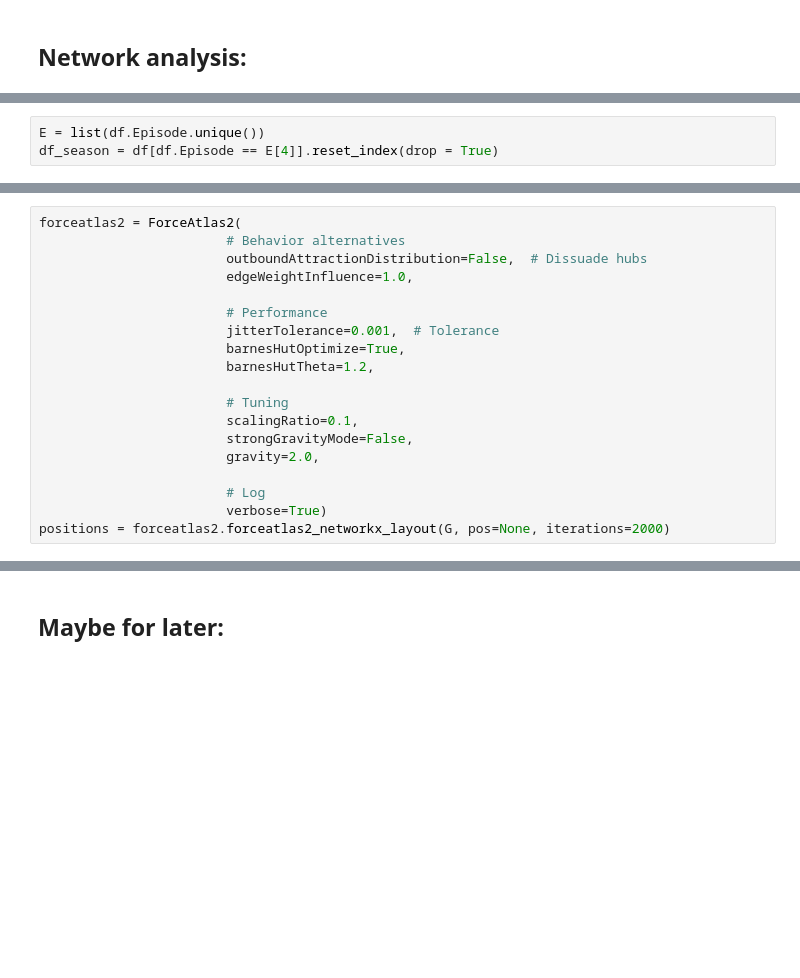
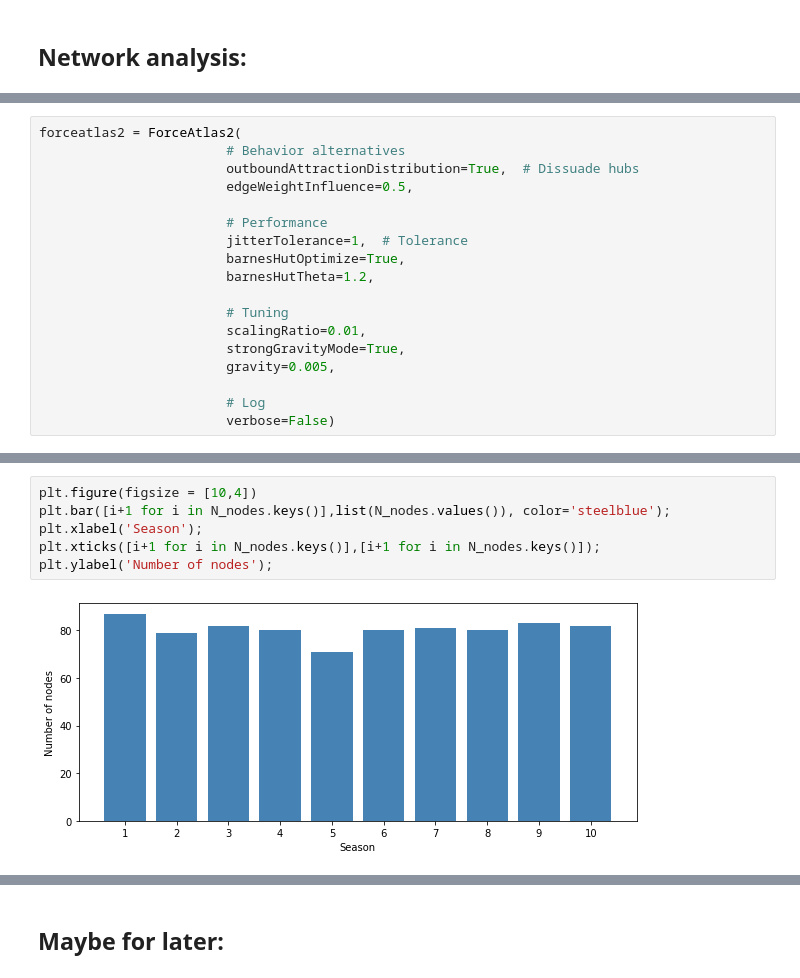
Before and after one commit to LunaHub/Friends_social_data_analysis_2019, a Jupyter notebook: Jupyter_notebook/Network_analysis.ipynb, the cells around one changed output, grey strips where cells are left out. Drawn from its saved outputs; the diff is of its cells as text; blank space fills up the shorter version.

```diff
--- a/Jupyter_notebook/Network_analysis.ipynb
+++ b/Jupyter_notebook/Network_analysis.ipynb
@@ -80,3 +81,0 @@ df.to_pickle('../data/Dataset_with_all_scene_characters.pkl')
-# %%
-E = list(df.Episode.unique())
-df_season = df[df.Episode == E[4]].reset_index(drop = True)
@@ -103,19 +99,18 @@ print(G.number_of_nodes())
 # %%
 forceatlas2 = ForceAtlas2(
                         # Behavior alternatives
-                        outboundAttractionDistribution=False,  # Dissuade hubs
-                        edgeWeightInfluence=1.0,
+                        outboundAttractionDistribution=True,  # Dissuade hubs
+                        edgeWeightInfluence=0.5,
 
                         # Performance
-                        jitterTolerance=0.001,  # Tolerance
+                        jitterTolerance=1,  # Tolerance
                         barnesHutOptimize=True,
                         barnesHutTheta=1.2,
 
                         # Tuning
-                        scalingRatio=0.1,
-                        strongGravityMode=False,
-                        gravity=2.0,
+                        scalingRatio=0.01,
+                        strongGravityMode=True,
+                        gravity=0.005,
 
                         # Log
-                        verbose=True)
-positions = forceatlas2.forceatlas2_networkx_layout(G, pos=None, iterations=2000)
+                        verbose=False)
@@ -143,0 +190,8 @@ plt.show()
+# %%
+plt.figure(figsize = [10,4])
+plt.bar([i+1 for i in N_nodes.keys()],list(N_nodes.values()), color='steelblue');
+plt.xlabel('Season');
+plt.xticks([i+1 for i in N_nodes.keys()],[i+1 for i in N_nodes.keys()]);
+plt.ylabel('Number of nodes');
+# %% [output]
+[figure, added]
```
Also changed, not shown: parts of 13 cells of this notebook, 11 other files.
